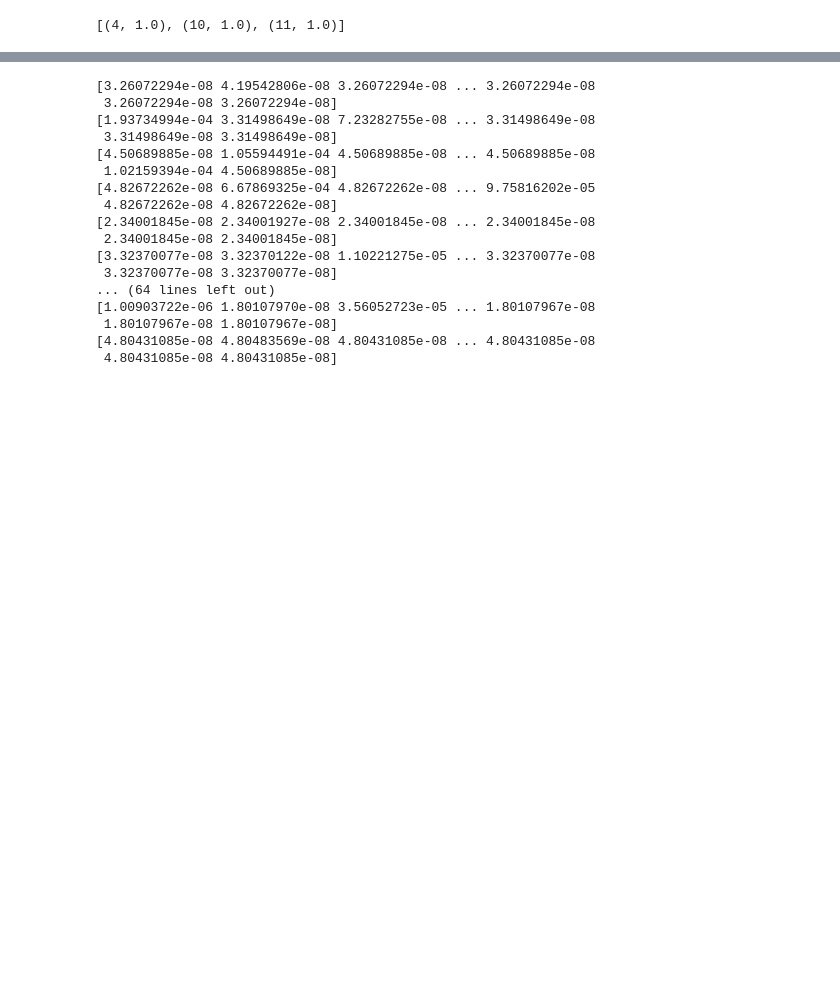
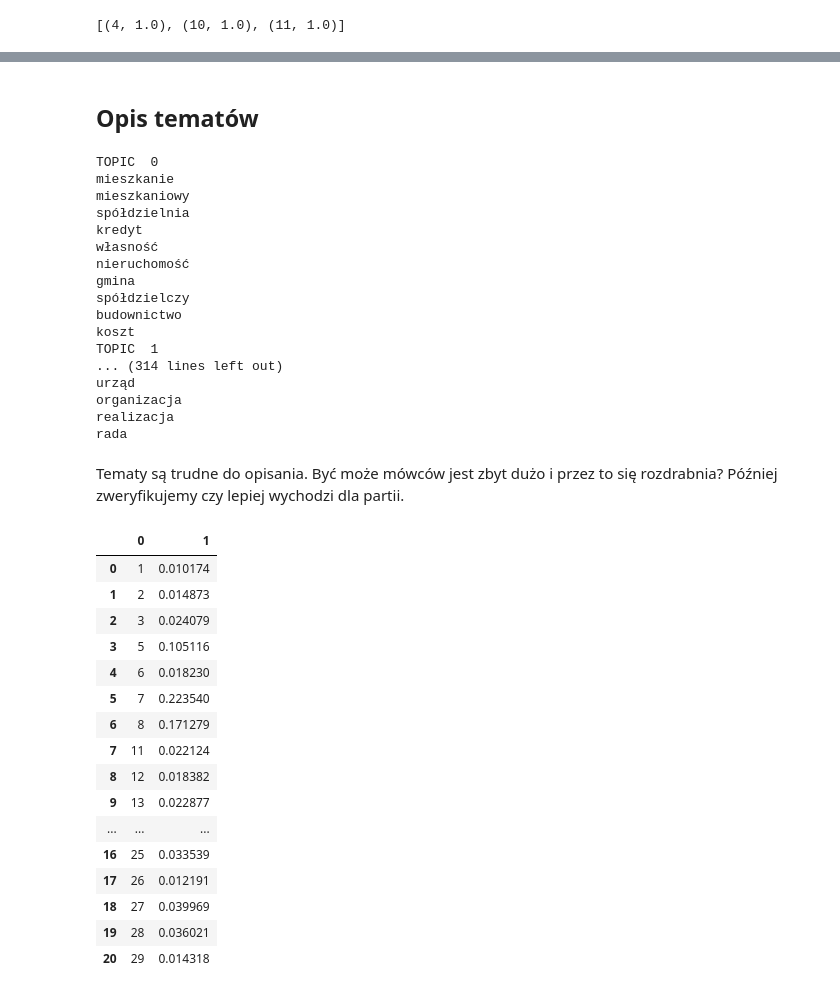
Before and after one commit to magda-lena-b/praca, a Jupyter notebook: 11_author_topic_models.ipynb, the cells around one changed output, grey strips where cells are left out. Drawn from its saved outputs; the diff is of its cells as text; code cells hidden in the pictures; blank space fills up the shorter version.

```diff
--- a/11_author_topic_models.ipynb
+++ b/11_author_topic_models.ipynb
@@ -166,21 +115,29 @@ model.get_author_topics('Janusz Korwin-Mikke')
+# %%
+model = pickle.load(open('model_atm.p', 'rb'))
+dictionary = pickle.load(open('dict_atm.p', 'rb'))
+BOW = pickle.load(open('bow_atm.p', 'rb'))
+# %% [markdown]
+## Opis tematów
 # %%
-for a in model.get_topics():
-    print(a)
+for i in range(30):
+    print('TOPIC ', i)
+    for a, b in model.show_topic(i):
+        print(a)
 # %% [output]
-[3.26072294e-08 4.19542806e-08 3.26072294e-08 ... 3.26072294e-08
- 3.26072294e-08 3.26072294e-08]
-[1.93734994e-04 3.31498649e-08 7.23282755e-08 ... 3.31498649e-08
- 3.31498649e-08 3.31498649e-08]
-[4.50689885e-08 1.05594491e-04 4.50689885e-08 ... 4.50689885e-08
- 1.02159394e-04 4.50689885e-08]
-[4.82672262e-08 6.67869325e-04 4.82672262e-08 ... 9.75816202e-05
- 4.82672262e-08 4.82672262e-08]
-[2.34001845e-08 2.34001927e-08 2.34001845e-08 ... 2.34001845e-08
- 2.34001845e-08 2.34001845e-08]
-[3.32370077e-08 3.32370122e-08 1.10221275e-05 ... 3.32370077e-08
- 3.32370077e-08 3.32370077e-08]
-... (64 lines left out)
-[1.00903722e-06 1.80107970e-08 3.56052723e-05 ... 1.80107967e-08
- 1.80107967e-08 1.80107967e-08]
-[4.80431085e-08 4.80483569e-08 4.80431085e-08 ... 4.80431085e-08
- 4.80431085e-08 4.80431085e-08]
+TOPIC  0
+mieszkanie
+mieszkaniowy
+spółdzielnia
+kredyt
+własność
+nieruchomość
+gmina
+spółdzielczy
+budownictwo
+koszt
+TOPIC  1
+... (314 lines left out)
+urząd
+organizacja
+realizacja
+rada
@@ -186,0 +149,23 @@ for a in model.get_topics():
+# %% [markdown]
+Tematy są trudne do opisania. Być może mówców jest zbyt dużo i przez to się rozdrabnia?
+Później zweryfikujemy czy lepiej wychodzi dla partii.
+# %%
+pd.DataFrame(model.get_author_topics('Elżbieta Witek'))
+# %% [output]
+|  | 0 | 1 |
+| 0 | 1 | 0.010174 |
+| 1 | 2 | 0.014873 |
+| 2 | 3 | 0.024079 |
+| 3 | 5 | 0.105116 |
+| 4 | 6 | 0.018230 |
+| 5 | 7 | 0.223540 |
+| 6 | 8 | 0.171279 |
+| 7 | 11 | 0.022124 |
+| 8 | 12 | 0.018382 |
+| 9 | 13 | 0.022877 |
+| ... | ... | ... |
+| 16 | 25 | 0.033539 |
+| 17 | 26 | 0.012191 |
+| 18 | 27 | 0.039969 |
+| 19 | 28 | 0.036021 |
+| 20 | 29 | 0.014318 |
```
Also changed, not shown: parts of 27 cells of this notebook, 3 other files.
